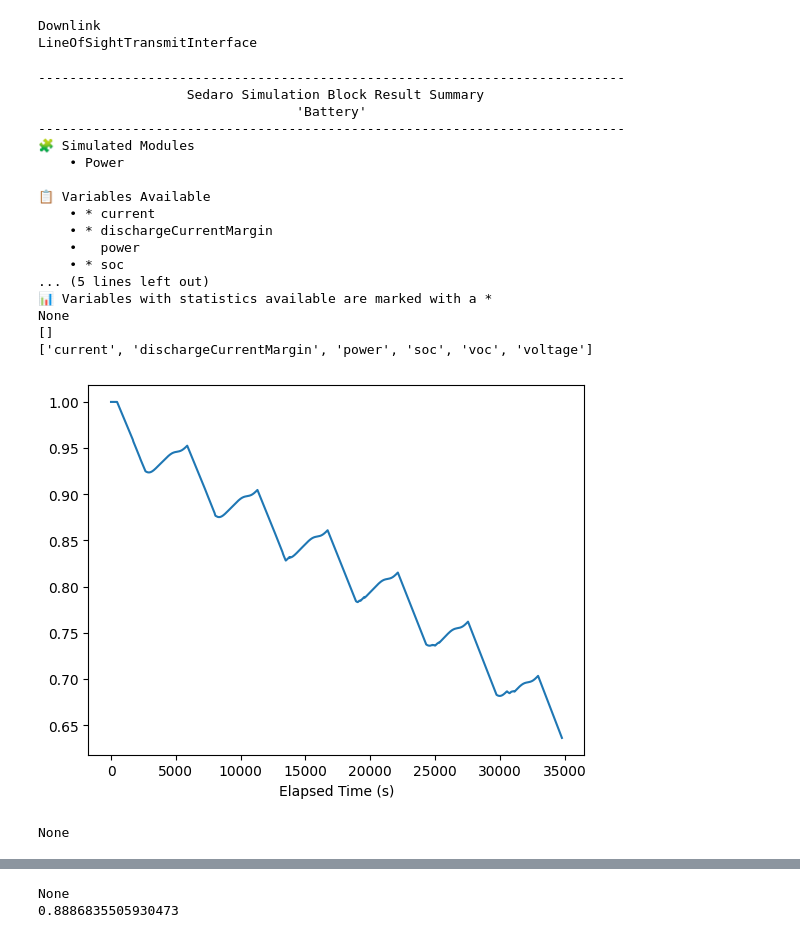
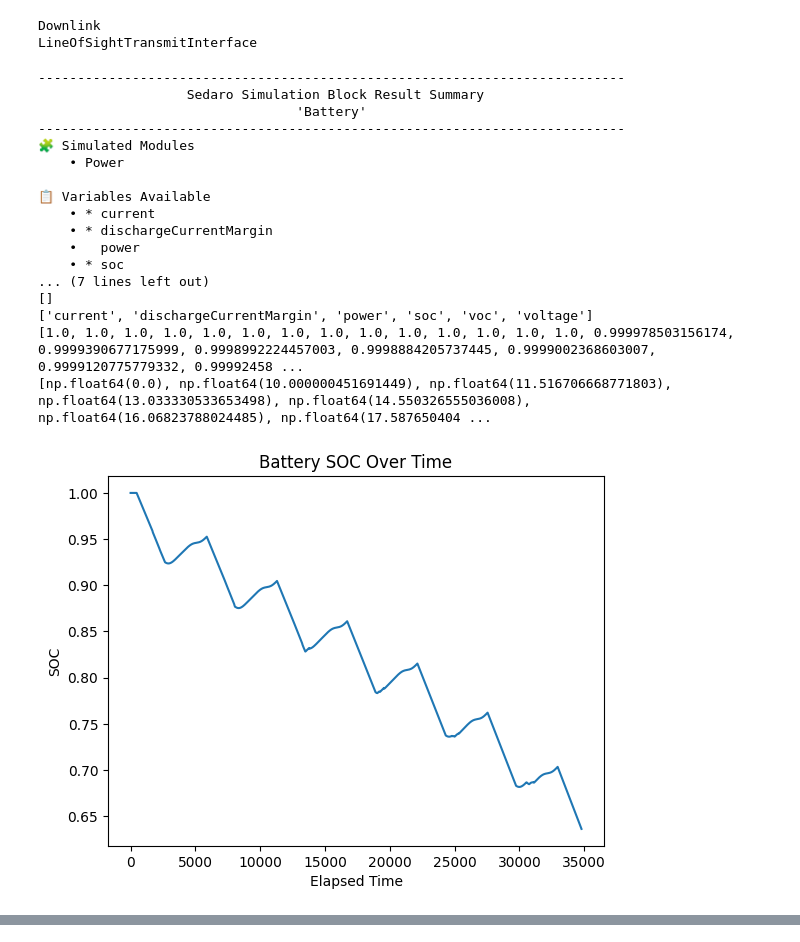
Before and after one commit to yuxinliuhubert/sedaro-violet, a Jupyter notebook: test_files/scenario_test.ipynb, the cells around one changed output, grey strips where cells are left out. Cells and saved outputs as stored; diff of their text form; code cells hidden in the pictures.

```diff
--- a/test_files/scenario_test.ipynb
+++ b/test_files/scenario_test.ipynb
@@ -178,36 +194,45 @@ print(agent_template.block("PS5ZkPsYqsQCh6dFlbmQnZ").data["type"])
 Downlink
 LineOfSightTransmitInterface
 # %%
+import matplotlib.pyplot as plt
 
 agent = sim_result.agent(sim_result.templated_agents[0])
 battery_block = agent.block(name_to_block_id['Battery'])
 print(battery_block.summarize())
 print(battery_block.stats_to_plot)
 # print(battery_block.stats_to_plot)
 # block = agent.block('root')
 # print(block.summarize())
 print(battery_block.variables)
-print(battery_block.variable(name='soc').plot())
-print(battery_block.variable(name='power').plot())
+print(list(battery_block.variable(name='soc').values))
+print(battery_block.variable(name='soc').elapsed_time)
 
-print(battery_block.variable(name='soc').value_at(mjd=60720.380833334325))
+# plot battery SOC  fancy
+plt.plot(battery_block.variable(name='soc').elapsed_time, list(battery_block.variable(name='soc').values))
+plt.xlabel('Elapsed Time')
+plt.ylabel('SOC')
+plt.title('Battery SOC Over Time')
+plt.show()
+
+
+
+# print(battery_block.variable(name='soc').value_at(mjd=60720.380833334325))
 # %% [output]
 ---------------------------------------------------------------------------
                    Sedaro Simulation Block Result Summary
                                  'Battery'
 ---------------------------------------------------------------------------
 🧩 Simulated Modules
     • Power
 
 📋 Variables Available
     • * current
     • * dischargeCurrentMargin
     •   power
     • * soc
-... (5 lines left out)
-📊 Variables with statistics available are marked with a *
-None
+... (7 lines left out)
 []
 ['current', 'dischargeCurrentMargin', 'power', 'soc', 'voc', 'voltage']
+[1.0, 1.0, 1.0, 1.0, 1.0, 1.0, 1.0, 1.0, 1.0, 1.0, 1.0, 1.0, 1.0, 1.0, 0.999978503156174, 0.9999390677175999, 0.9998992224457003, 0.9998884205737445, 0.9999002368603007, 0.9999120775779332, 0.99992458 ...
+[np.float64(0.0), np.float64(10.000000451691449), np.float64(11.516706668771803), np.float64(13.033330533653498), np.float64(14.550326555036008), np.float64(16.06823788024485), np.float64(17.587650404 ...
-[figure, old version]
+[figure, new version]
-None
@@ -215,2 +238,0 @@ None
-None
-0.8886835505930473
```
Also changed, not shown: parts of 4 cells of this notebook.
